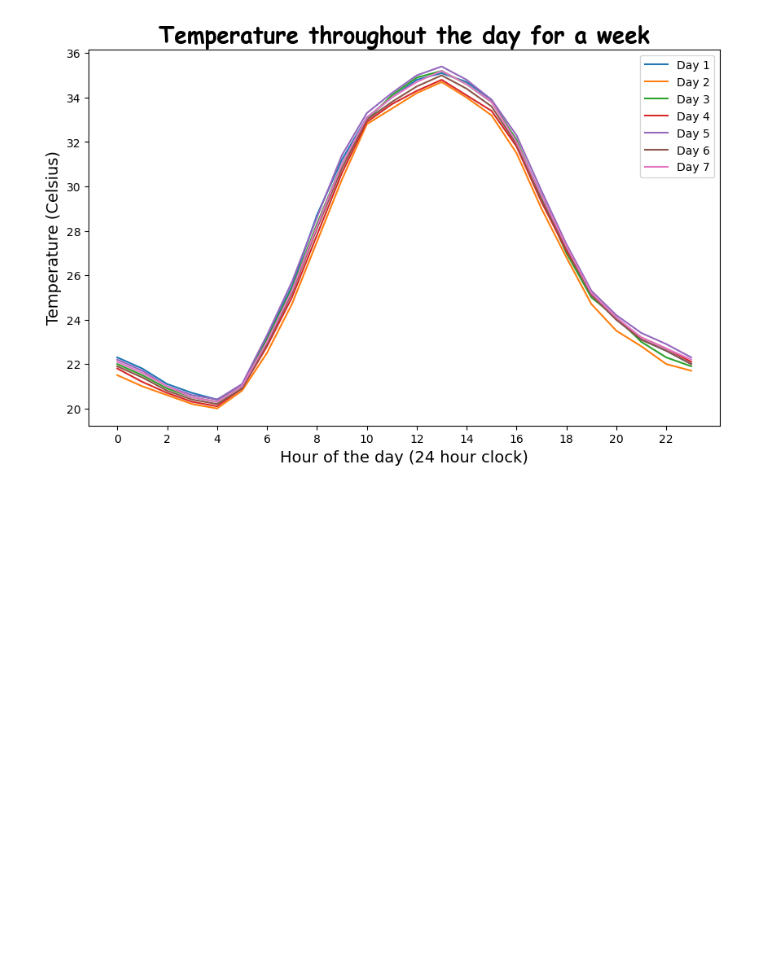
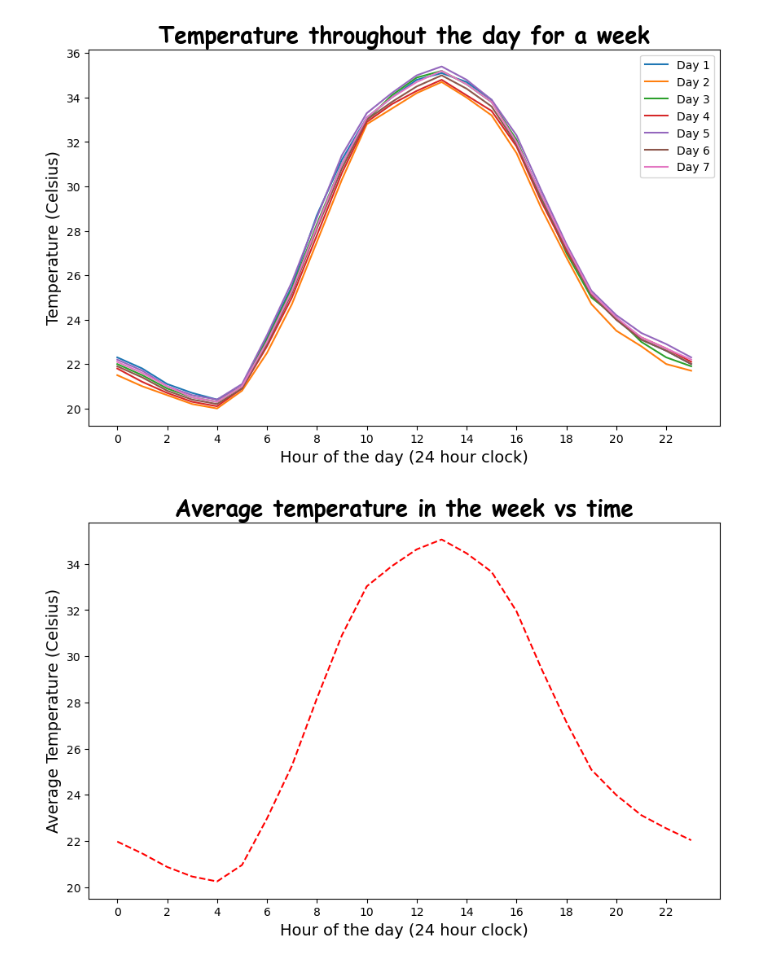
Before and after one commit to bestboybest/LearningPython, a Jupyter notebook: Numpy Projects/01) Temperatures_Week/TemperaturesNumpy.ipynb, the cells around one changed output. Cells and saved outputs as stored; diff of their text form; code cells hidden in the pictures; blank space fills up the shorter version.

```diff
--- a/Numpy Projects/01) Temperatures_Week/TemperaturesNumpy.ipynb
+++ b/Numpy Projects/01) Temperatures_Week/TemperaturesNumpy.ipynb
@@ -77,3 +79,15 @@ plt.savefig('TemperaturesPlot.png', dpi = 300)
 plt.show()
 # %% [output]
 [figure]
+# %%
+#Plotting of average temperature vs hours of the day
+plt.figure(figsize = (10,6), dpi = 100)
+plt.title("Average temperature in the week vs time", fontdict = {'size': 20, 'name': 'Comic Sans MS', 'weight': 'bold'})
+plt.ylabel("Average Temperature (Celsius)", fontdict = {'size':14})
+plt.xlabel("Hour of the day (24 hour clock)", fontdict = {'size': 14})
+plt.plot(np.arange(24), np.mean(temps, axis = 0), 'r--')
+plt.xticks(np.arange(0,24,2))
+plt.savefig('AvgTempPlot.png', dpi = 300)
+plt.show()
+# %% [output]
+[figure, added]
```
Also changed, not shown: parts of 4 cells of this notebook, 2 other files.
